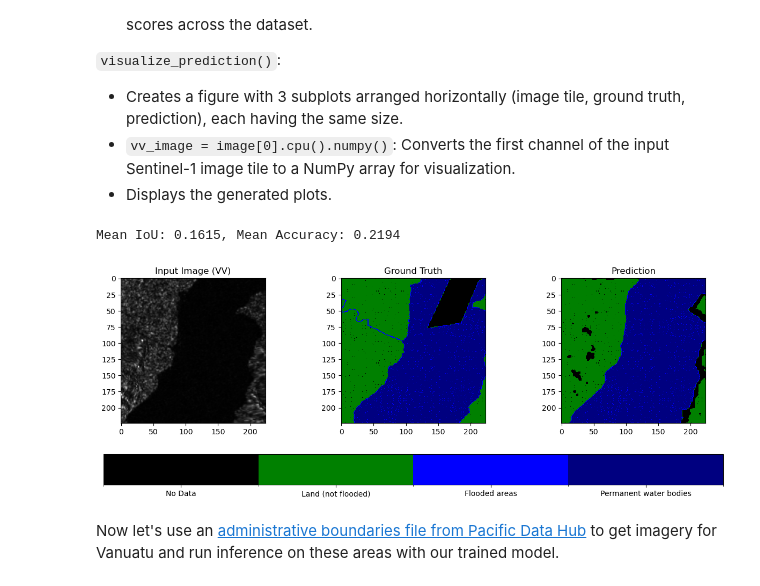
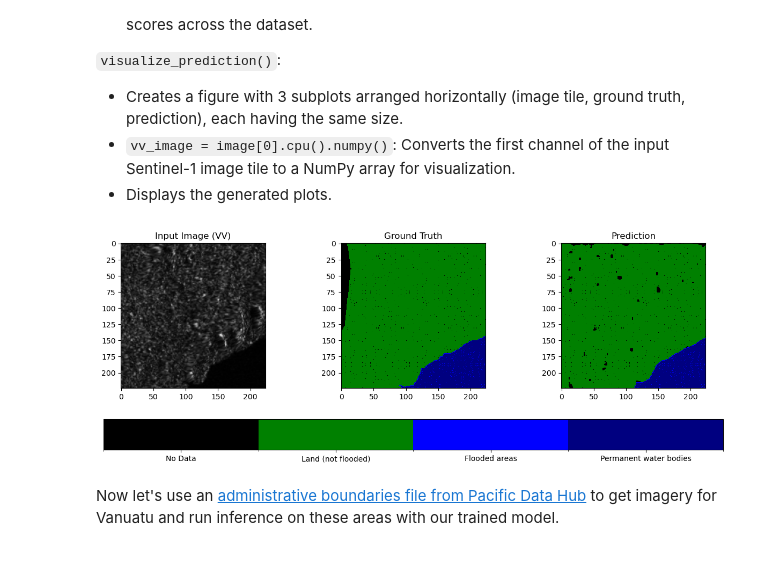
Before and after one commit to Vanuatu-National-Statistics-Office/climate-change-natural-disasters, a Jupyter notebook: book/Lesson_1C.ipynb, the cells around one changed output. Drawn from its saved outputs; the diff is of its cells as text; code cells hidden in the pictures.

```diff
--- a/book/Lesson_1C.ipynb
+++ b/book/Lesson_1C.ipynb
@@ -529,7 +531,7 @@ optimizer = optim.Adam(model.parameters(), lr=0.001)
 print("Starting training")
 
 # Training Loop
-for epoch in tqdm.trange(20):
+for epoch in tqdm.trange(epochs):
     model.train()  # Ensure the model is in training mode
 
     # Training phase
@@ -666,8 +668,6 @@ def evaluate(model, data_loader):
 
 # Run Evaluation
 evaluate(model, test_loader)
-# %% [output]
-Mean IoU: 0.1615, Mean Accuracy: 0.2194
 # %%
 # Define class labels and colormap
 class_labels = {
@@ -680,35 +680,35 @@ class_labels = {
 # Define discrete colormap
 cmap = mcolors.ListedColormap(["black", "green", "blue", "navy"])  # Colors for classes 0-3
 bounds = [0, 1, 2, 3, 4]  # Boundaries between color levels
 norm = mcolors.BoundaryNorm(bounds, cmap.N)
 
 def visualize_prediction(image, mask, prediction):
     fig, ax = plt.subplots(1, 3, figsize=(15, 5))
 
     # Convert 2-channel image to single-channel (VV)
     vv_image = image[0].cpu().numpy()  # Use first channel (VV)
 
     ax[0].imshow(vv_image, cmap="gray")  # Display as grayscale
     ax[0].set_title("Input Image (VV)")
 
     im1 = ax[1].imshow(mask.squeeze(), cmap=cmap, norm=norm)
     ax[1].set_title("Ground Truth")
 
     im2 = ax[2].imshow(prediction, cmap=cmap, norm=norm)
     ax[2].set_title("Prediction")
 
     # Create colorbar with class labels
     cbar = fig.colorbar(im2, ax=ax.ravel().tolist(), ticks=[0.5, 1.5, 2.5, 3.5], orientation="horizontal")
     cbar.ax.set_xticklabels([class_labels[i] for i in range(4)])  # Assign class names
 
     plt.show()
 
 # Test Inference and Visualization
-sample_image, sample_mask = test_dataset[1]
+sample_image, sample_mask = test_dataset[0]
 predicted_mask = inference(model, sample_image)
 visualize_prediction(sample_image, sample_mask, predicted_mask)
 # %% [output]
-[figure, old version]
+[figure, new version]
 # %% [markdown]
 Now let's use an [administrative boundaries file from Pacific Data Hub](https://pacificdata.org/data/dataset/9dba1377-740c-429e-92ce-6a484657b4d9/resource/66ae054b-9b67-4876-b59c-0b078c31e800) to get imagery for Vanuatu and run inference on these areas with our trained model.
 # %%
```
Also changed, not shown: parts of 19 cells of this notebook.
